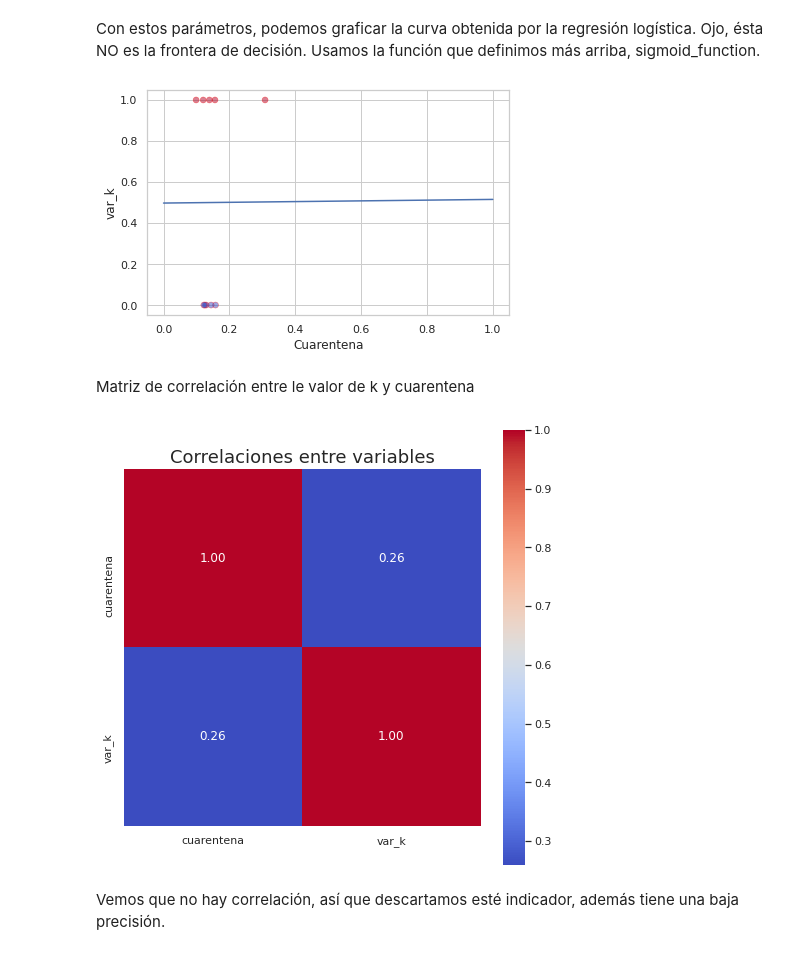
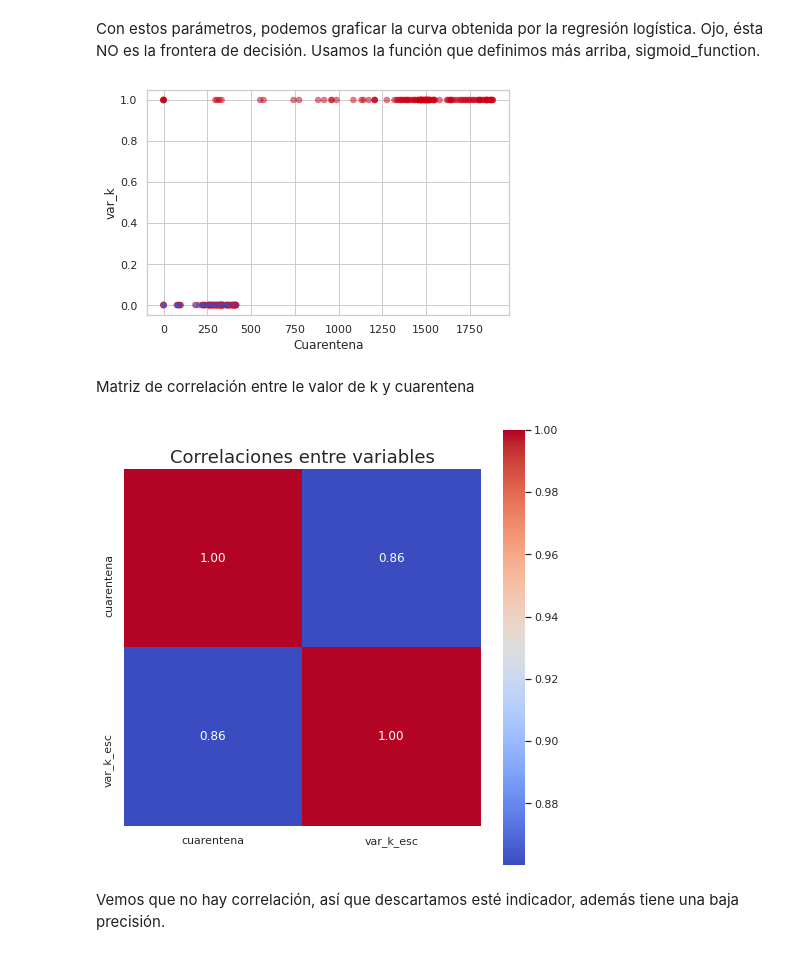
Before and after one commit to gonzalogperez/informe_pandemico, a Jupyter notebook: GonzaloGPerezProyecto_4.ipynb, the cells around one changed output. Saved outputs shown, nothing was run; the diff lists cells and outputs as text; code cells hidden in the pictures.

```diff
--- a/GonzaloGPerezProyecto_4.ipynb
+++ b/GonzaloGPerezProyecto_4.ipynb
@@ -2545,13 +2545,17 @@ def analizar_pais_df(x_pais,xmin,xmax,ymin,ymax,medida1,medida2):
 #list_casos_principio,lst_muertes,lst_rep,list_variabilidad_k,variabilidad_k_escalado,df_analizar_pais = analizar_pais_df('Argentina',60,110,0,30,17,25)
 # %% [markdown]
 Creamos dataframe con los indicadores de los paises que no realizaron cuarentena al principio o la misma no fue muy estrica.
+# %%
+list_pais_sin_cuarentena = ['Colombia','Chile']
+
+list_pais_con_cuarentena = ['Brazil', 'Peru']
 # %%
 df_out_indicadores_sin_cuarentena = pd.DataFrame()
 
 for x_pais in tqdm(list_pais_sin_cuarentena):
     #print(x_pais)
     df_analizar_pais,df_analizar_pais_mean,df_analizar_pais_max = analizar_pais_df(x_pais,0,110,0,30,17,25)
-    df_out_indicadores_sin_cuarentena = df_out_indicadores_sin_cuarentena.append(df_analizar_pais_max)
+    df_out_indicadores_sin_cuarentena = df_out_indicadores_sin_cuarentena.append(df_analizar_pais)
     df_out_indicadores_sin_cuarentena['cuarentena'] = int(0)
 df_out_indicadores_sin_cuarentena
 # %% [output]
@@ -2569,7 +2580,7 @@ df_out_indicadores_con_cuarentena = pd.DataFrame()
 for x_pais in tqdm(list_pais_con_cuarentena):
     #print(x_pais)
     df_analizar_pais,df_analizar_pais_mean,df_analizar_pais_max = analizar_pais_df(x_pais,0,110,0,30,17,25)
-    df_out_indicadores_con_cuarentena = df_out_indicadores_con_cuarentena.append(df_analizar_pais_max)
+    df_out_indicadores_con_cuarentena = df_out_indicadores_con_cuarentena.append(df_analizar_pais)
     df_out_indicadores_con_cuarentena['cuarentena'] = int(1)
 df_out_indicadores_con_cuarentena
 # %% [output]
@@ -2692,7 +2709,7 @@ print(regresion_logistica.coef_, regresion_logistica.intercept_)
 # %% [markdown]
 Con estos parámetros, podemos graficar la curva obtenida por la regresión logística. Ojo, ésta NO es la frontera de decisión. Usamos la función que definimos más arriba, sigmoid_function.
 # %%
-X = df_out_indicadores['var_k'].values
+X = df_out_indicadores['var_k_esc'].values
 y = df_out_indicadores['cuarentena'].values
 
 plt.scatter(X, y, c = y, alpha = 0.5, lw = 0.5, edgecolor = 'red', cmap =cm.coolwarm)
@@ -2705,21 +2722,21 @@ plt.ylabel('var_k')
 plt.tight_layout()
 plt.show()
 # %% [output]
-[figure, old version]
+[figure, new version]
 # %% [markdown]
 Matriz de correlación entre le valor de k y cuarentena
 # %%
-matriz_corr = df1[['cuarentena','var_k']].corr()
+matriz_corr = df1[['cuarentena','var_k_esc']].corr()
 
 plt.figure(figsize=(8,8))
 fig.tight_layout(pad=5.0)
 plt.title("Correlaciones entre variables", fontsize=18)
 sns.heatmap(matriz_corr,cbar = True,  square = True, annot=True, fmt= '.2f',cmap= 'coolwarm')
 #plt.xticks(rotation = 45)
 #plt.yticks(rotation = 45)
 plt.show()
 # %% [output]
-[figure, old version]
+[figure, new version]
 # %% [markdown]
 Vemos que no hay correlación, así que descartamos esté indicador, además tiene una baja precisión.
 # %% [markdown]
```
Also changed, not shown: parts of 26 cells of this notebook.
